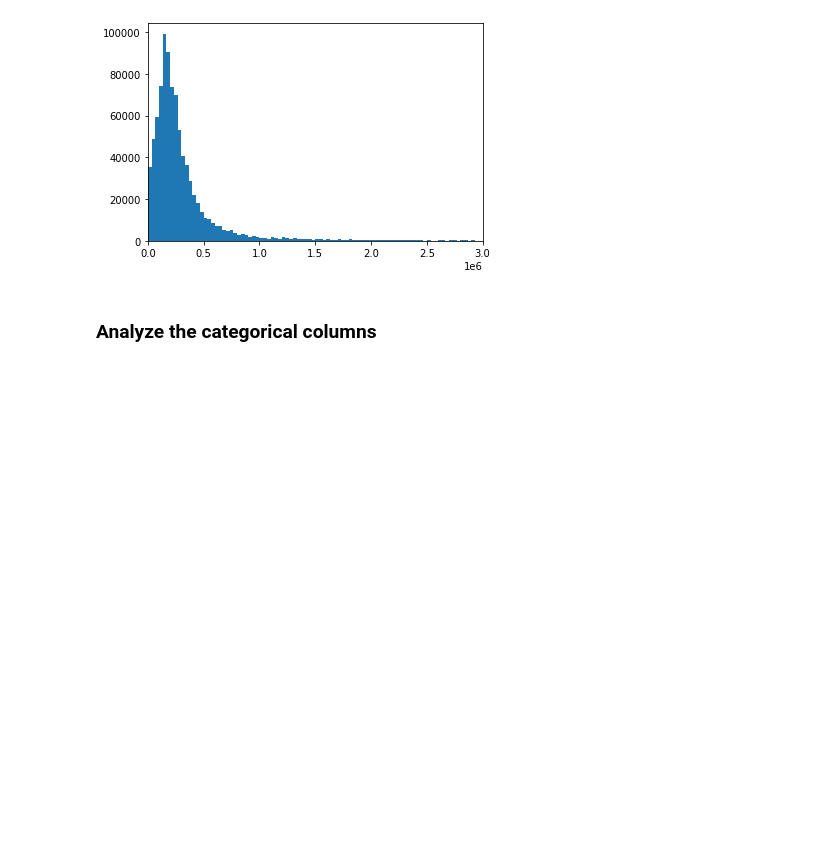
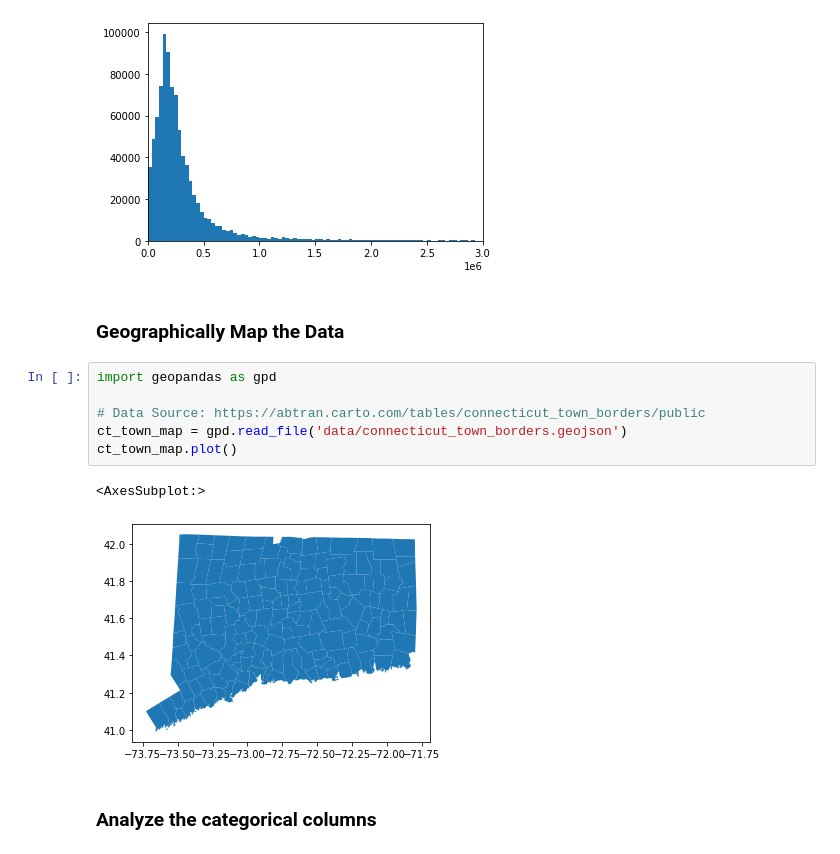
Before and after one commit to AJarombek/machine-learning-programs, a Jupyter notebook: programs/ct-housing/ct-housing.ipynb, the cells around one changed output. Drawn from its saved outputs; the diff is of its cells as text; blank space fills up the shorter version.

Commit message:
models finalized, begin geopandas, begin tuning

```diff
--- a/programs/ct-housing/ct-housing.ipynb
+++ b/programs/ct-housing/ct-housing.ipynb
@@ -63,6 +63,17 @@ plt.xlim(0, 3_000_000)
 plt.show()
 # %% [output]
 [figure]
+# %% [markdown]
+### Geographically Map the Data
+# %%
+import geopandas as gpd
+
+# Data Source: https://abtran.carto.com/tables/connecticut_town_borders/public
+ct_town_map = gpd.read_file('data/connecticut_town_borders.geojson')
+ct_town_map.plot()
+# %% [output]
+<AxesSubplot:>
+[figure, added]
 # %% [markdown]
 ### Analyze the categorical columns
 # %%
```
Also changed, not shown: parts of 9 cells of this notebook, 2 other files.
